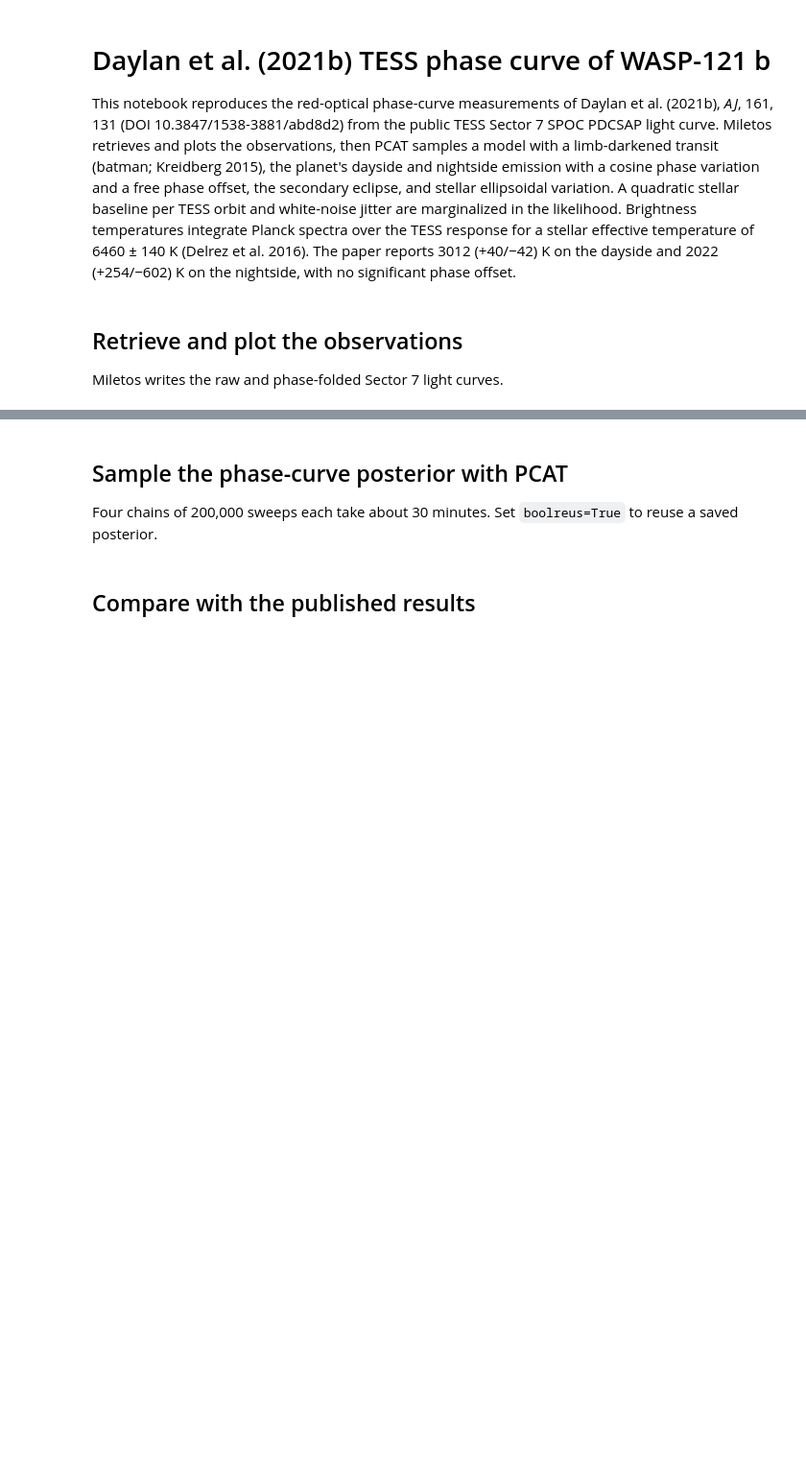
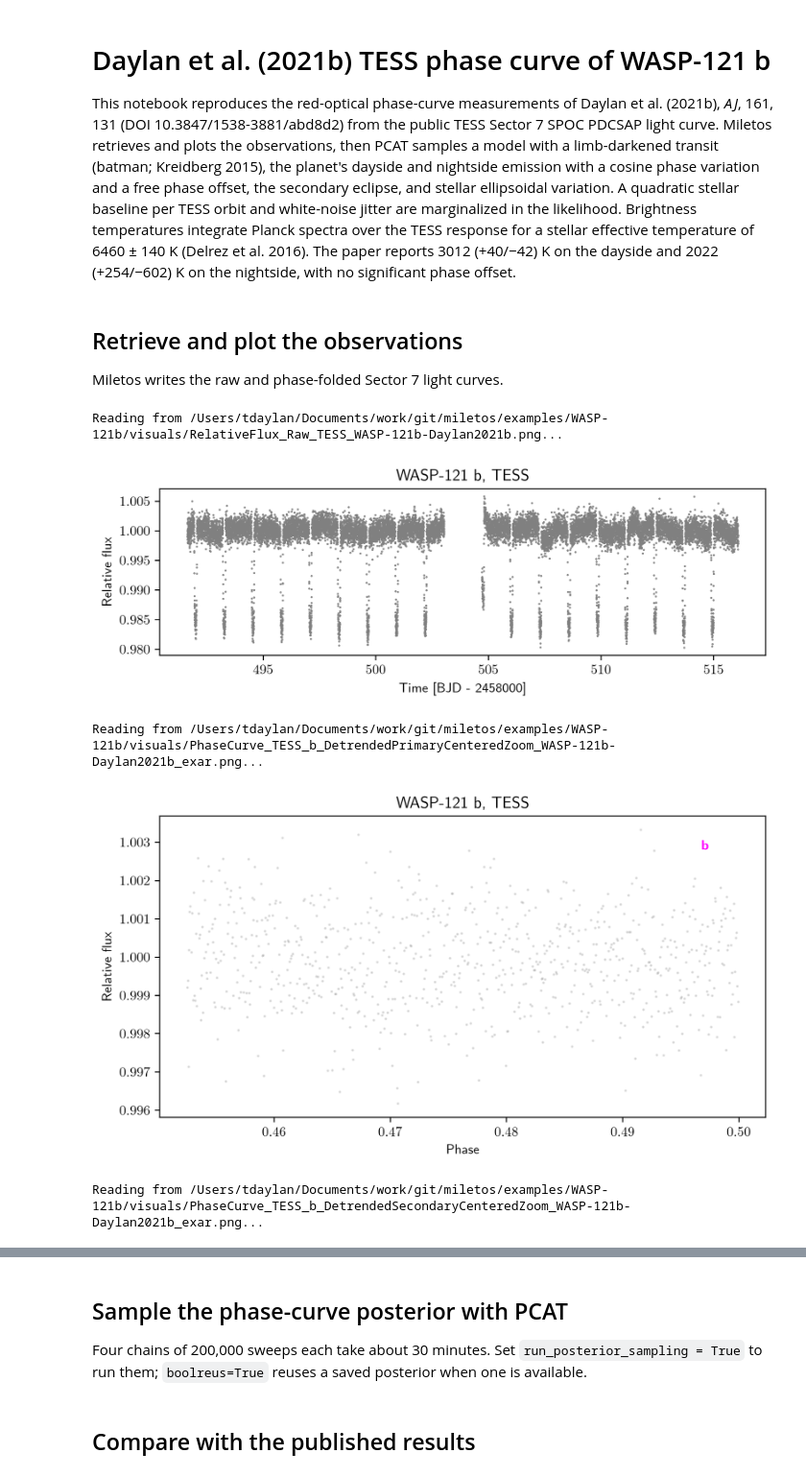
Before and after one commit to tansudaylan/miletos, a Jupyter notebook: examples/WASP-121b/Daylan2021b.ipynb, the cells around one changed output, grey strips where cells are left out. Shown at 96% size. Saved outputs shown, nothing was run; the diff lists cells and outputs as text; code cells hidden in the pictures; blank space fills up the shorter version.

```diff
--- a/examples/WASP-121b/Daylan2021b.ipynb
+++ b/examples/WASP-121b/Daylan2021b.ipynb
@@ -14,4 +14,21 @@ visual_path = get_repository_path() / 'examples' / 'WASP-121b' / 'visuals'
 
 Miletos writes the raw and phase-folded Sector 7 light curves.
 # %%
-daylan2021b.run_daylan2021b_reproduction(typefileplot='png', fit=False)
+run_observation_preparation = False
+if run_observation_preparation:
+    daylan2021b.run_daylan2021b_reproduction(typefileplot='png', fit=False)
+
+observation_paths = [
+    visual_path / 'RelativeFlux_Raw_TESS_WASP-121b-Daylan2021b.png',
+    visual_path / 'PhaseCurve_TESS_b_DetrendedPrimaryCenteredZoom_WASP-121b-Daylan2021b_exar.png',
+    visual_path / 'PhaseCurve_TESS_b_DetrendedSecondaryCenteredZoom_WASP-121b-Daylan2021b_exar.png',
+]
+for path in observation_paths:
+    print(f'Reading from {path}...')
+    display(Image(filename=str(path)))
+# %% [output]
+Reading from /Users/tdaylan/Documents/work/git/miletos/examples/WASP-121b/visuals/RelativeFlux_Raw_TESS_WASP-121b-Daylan2021b.png...
+[figure, added]
+Reading from /Users/tdaylan/Documents/work/git/miletos/examples/WASP-121b/visuals/PhaseCurve_TESS_b_DetrendedPrimaryCenteredZoom_WASP-121b-Daylan2021b_exar.png...
+[figure, added]
+Reading from /Users/tdaylan/Documents/work/git/miletos/examples/WASP-121b/visuals/PhaseCurve_TESS_b_DetrendedSecondaryCenteredZoom_WASP-121b-Daylan2021b_exar.png...
@@ -18,5 +36,5 @@ daylan2021b.run_daylan2021b_reproduction(typefileplot='png', fit=False)
 # %% [markdown]
 ## Sample the phase-curve posterior with PCAT
 
-Four chains of 200,000 sweeps each take about 30 minutes. Set `boolreus=True` to reuse a saved posterior.
+Four chains of 200,000 sweeps each take about 30 minutes. Set `run_posterior_sampling = True` to run them; `boolreus=True` reuses a saved posterior when one is available.
 # %%
```
Also changed, not shown: parts of 4 cells of this notebook, 7 other files.
